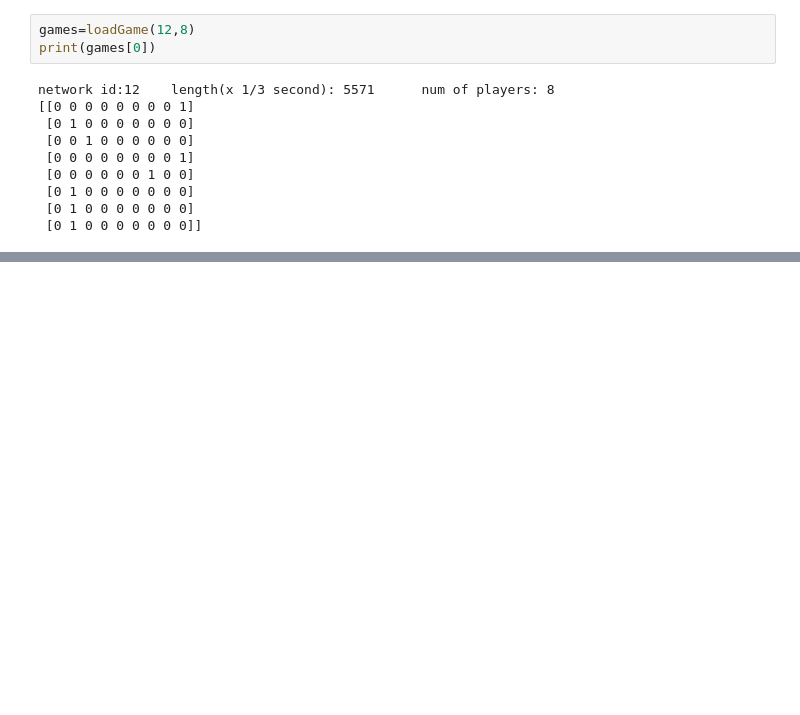
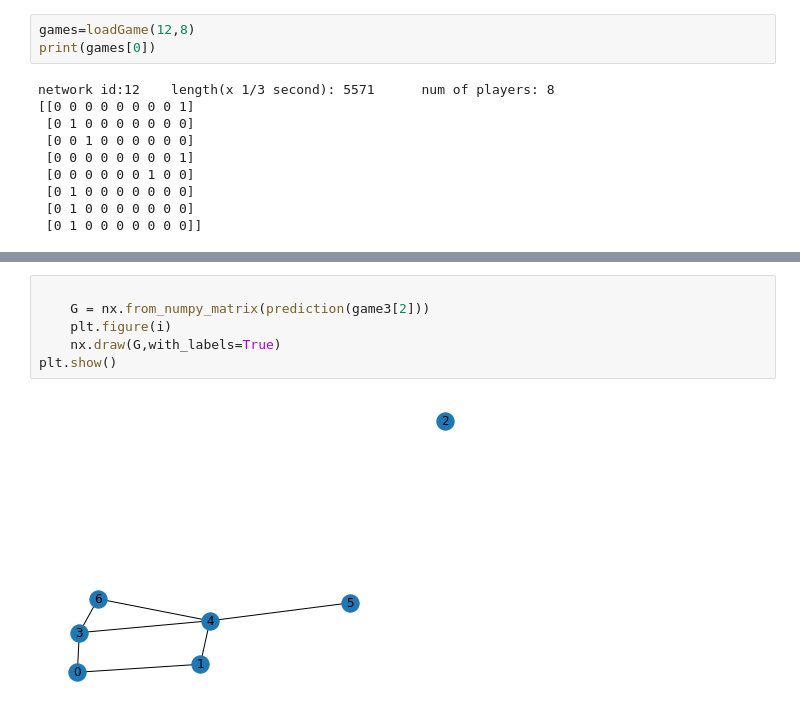
Before and after one commit to J-cuong/CSC407, a Jupyter notebook: NetworkAnalysisProj.ipynb, the cells around one changed output, grey strips where cells are left out. Cells and saved outputs as stored; diff of their text form; blank space fills up the shorter version.

```diff
--- a/NetworkAnalysisProj.ipynb
+++ b/NetworkAnalysisProj.ipynb
@@ -295,0 +358,8 @@ network id:12    length(x 1/3 second): 5571      num of players: 8
+# %%
+
+    G = nx.from_numpy_matrix(prediction(game3[2]))
+    plt.figure(i)
+    nx.draw(G,with_labels=True)
+plt.show()
+# %% [output]
+[figure, added]
```
Also changed, not shown: parts of 18 cells of this notebook.
